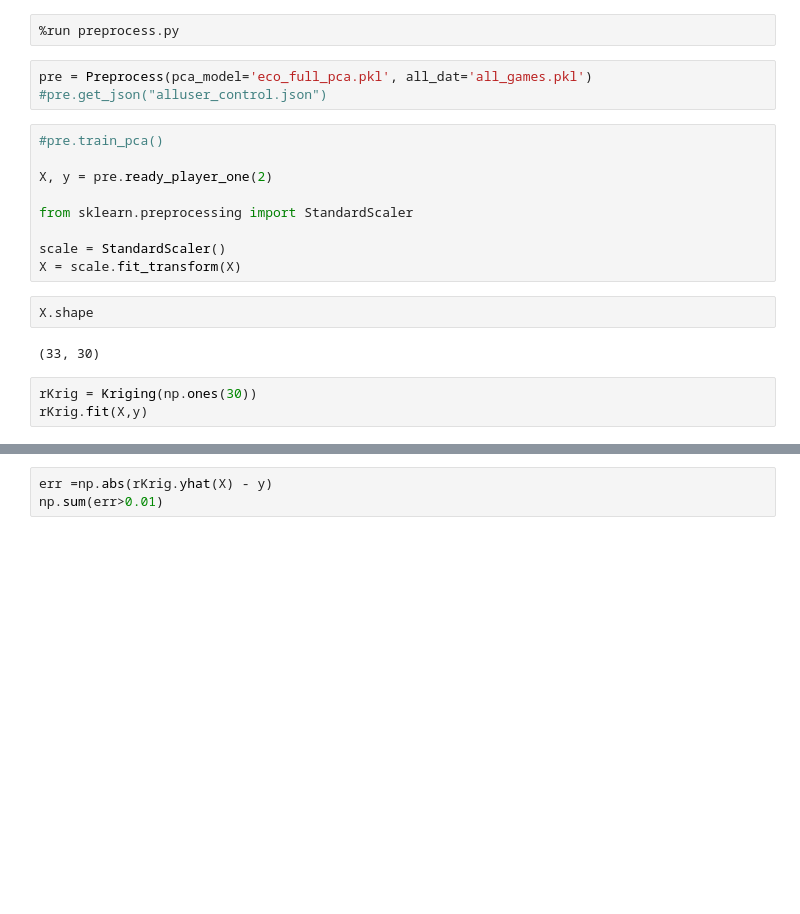
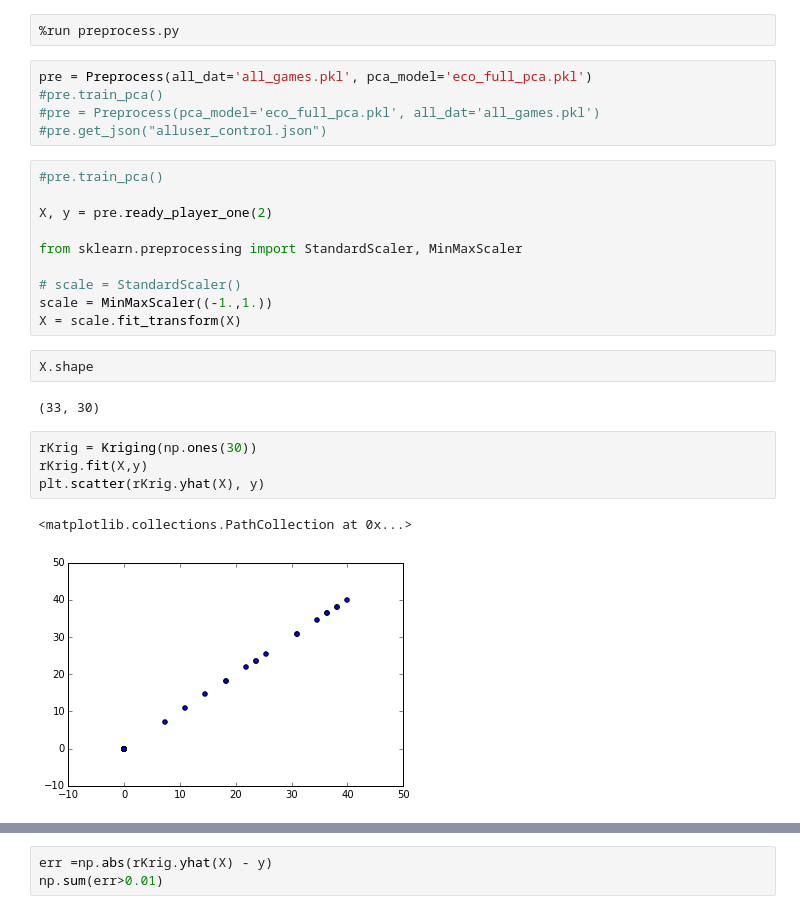
Before and after one commit to DesignInformaticsLab/EcoRacer2016, a Jupyter notebook: testing_NB.ipynb, the cells around one changed output, grey strips where cells are left out. Drawn from its saved outputs; the diff is of its cells as text; blank space fills up the shorter version.

```diff
--- a/testing_NB.ipynb
+++ b/testing_NB.ipynb
@@ -7,16 +7,19 @@ from sklearn.externals import joblib
 # %%
 %run preprocess.py
 # %%
-pre = Preprocess(pca_model='eco_full_pca.pkl', all_dat='all_games.pkl')
+pre = Preprocess(all_dat='all_games.pkl', pca_model='eco_full_pca.pkl')
+#pre.train_pca()
+#pre = Preprocess(pca_model='eco_full_pca.pkl', all_dat='all_games.pkl')
 #pre.get_json("alluser_control.json")
 # %%
 #pre.train_pca()
 
 X, y = pre.ready_player_one(2)
 
-from sklearn.preprocessing import StandardScaler
+from sklearn.preprocessing import StandardScaler, MinMaxScaler
 
-scale = StandardScaler()
+# scale = StandardScaler()
+scale = MinMaxScaler((-1.,1.))
 X = scale.fit_transform(X)
 # %%
 X.shape
@@ -25,6 +28,10 @@ X.shape
 # %%
 rKrig = Kriging(np.ones(30))
 rKrig.fit(X,y)
+plt.scatter(rKrig.yhat(X), y)
+# %% [output]
+<matplotlib.collections.PathCollection at 0x...>
+[figure, added]
 # %%
 plt.scatter(rKrig.yhat(X), y)
 # %% [output]
```
Also changed, not shown: parts of 34 cells of this notebook, 12 other files.
